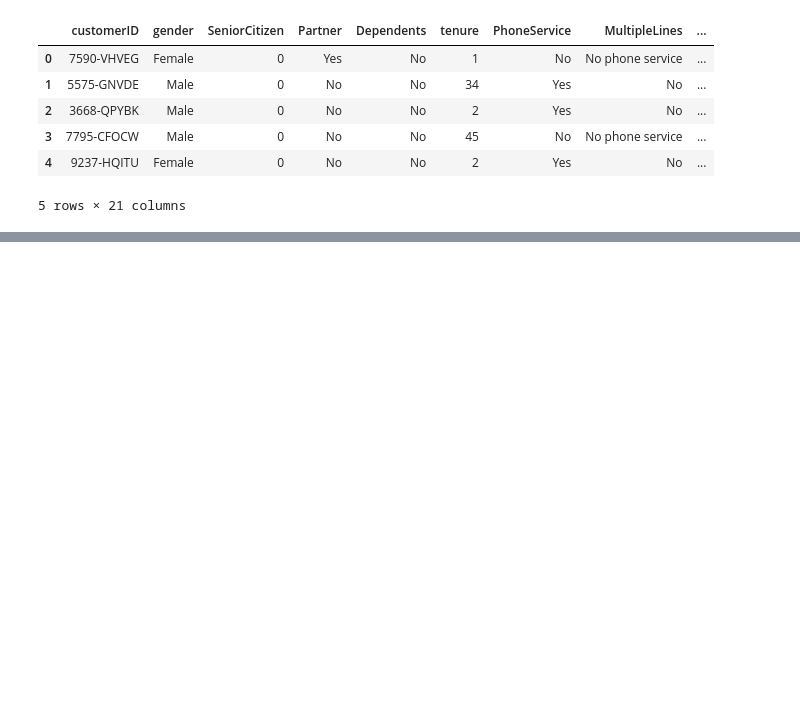
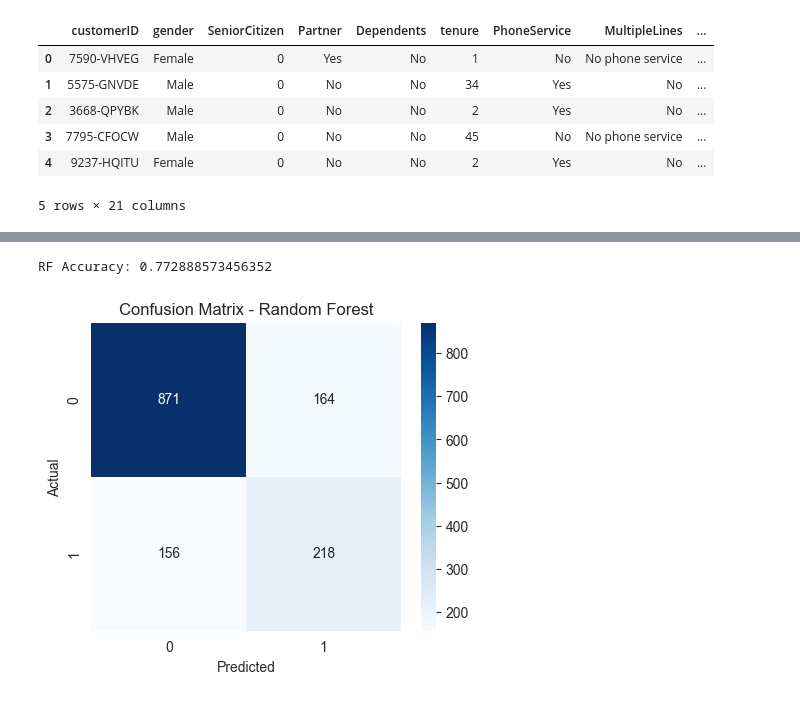
Before and after one commit to shubh-angi01/Telo-customer-churn-prediction, a Jupyter notebook: customer_churn_pred.ipynb, the cells around one changed output, grey strips where cells are left out. Cells and saved outputs as stored; diff of their text form; code cells hidden in the pictures; blank space fills up the shorter version.

Commit message:
added confusion matrix

```diff
--- a/customer_churn_pred.ipynb
+++ b/customer_churn_pred.ipynb
@@ -31,4 +31,6 @@ df.head()
 # %%
 df.drop("customerID", axis=1, inplace=True)
 # %%
-df["TotalCharges"] = pd.to_numeric(df["TotalCharges"], errors='coerce')
+df["TotalCharges"] = pd.to_numeric(df["TotalCharges"], errors="coerce")
+
+df["TotalCharges"].fillna(df["TotalCharges"].median(), inplace=True)
@@ -59,6 +81,11 @@ scaler = StandardScaler()
 
 X_train = scaler.fit_transform(X_train)
 X_test = scaler.transform(X_test)
+# %%
+import numpy as np
+
+X_train = np.nan_to_num(X_train)
+X_test = np.nan_to_num(X_test)
 # %%
 sm = SMOTE(random_state=42)
 
@@ -68,0 +93,6 @@ SMOTE does not accept missing values encoded as NaN natively. For supervised lea
+# %%
+
+
+model = LogisticRegression(max_iter=1000)
+
+model.fit(X_train, y_train)
@@ -68,0 +123,29 @@ SMOTE does not accept missing values encoded as NaN natively. For supervised lea
+# %%
+from sklearn.ensemble import RandomForestClassifier
+
+rf = RandomForestClassifier(n_estimators=200, random_state=42)
+
+rf.fit(X_train, y_train)
+
+y_pred_rf = rf.predict(X_test)
+
+print("RF Accuracy:", accuracy_score(y_test, y_pred_rf))
+# %% [output]
+RF Accuracy: 0.772888573456352
+# %%
+import seaborn as sns
+import matplotlib.pyplot as plt
+from sklearn.metrics import confusion_matrix
+
+cm = confusion_matrix(y_test, y_pred_rf)
+
+plt.figure(figsize=(5,4))
+sns.heatmap(cm, annot=True, fmt='d', cmap='Blues')
+
+plt.xlabel("Predicted")
+plt.ylabel("Actual")
+plt.title("Confusion Matrix - Random Forest")
+
+plt.show()
+# %% [output]
+[figure, added]
```
Also changed, not shown: parts of 5 cells of this notebook, 1 other file.
